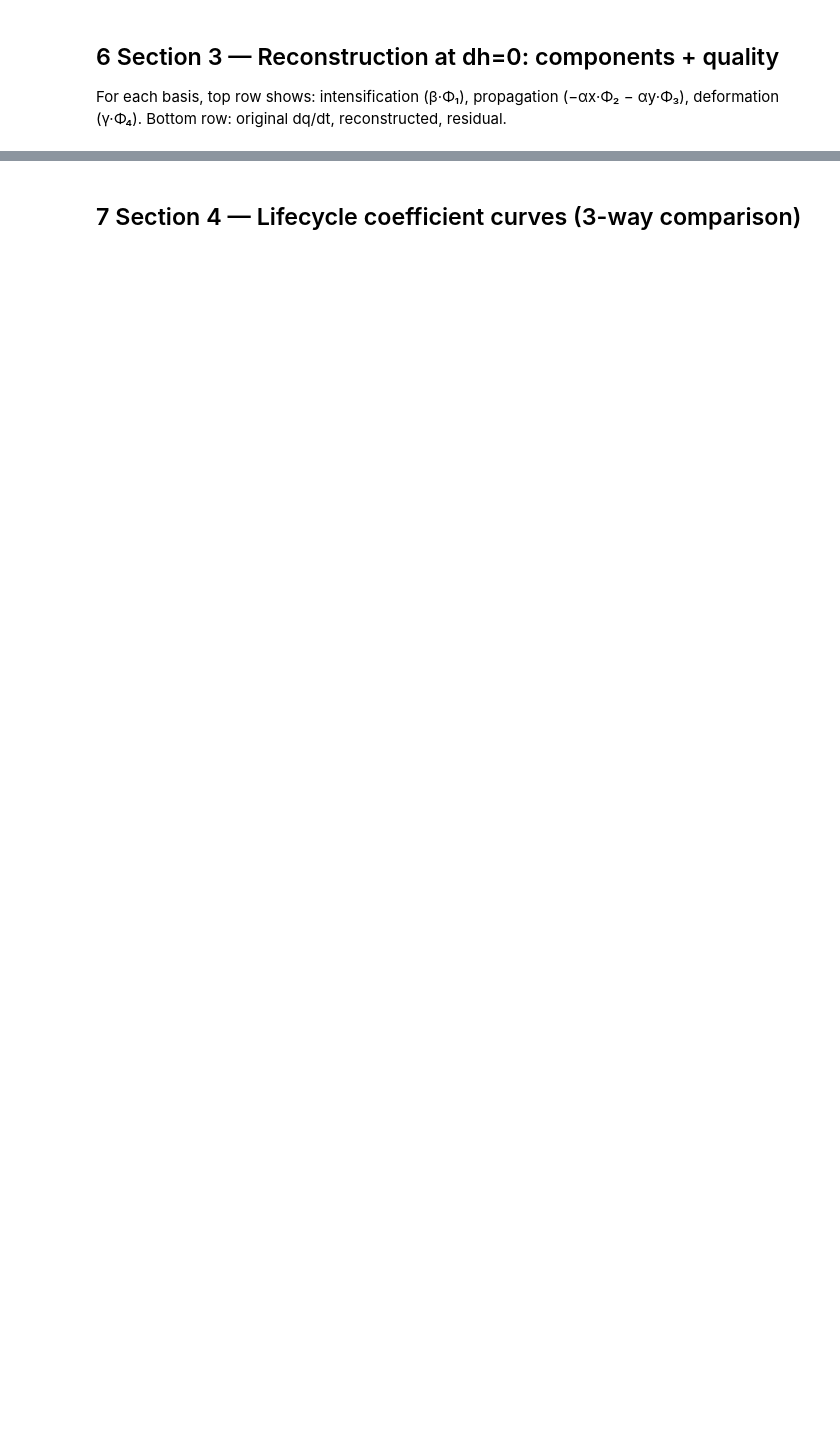
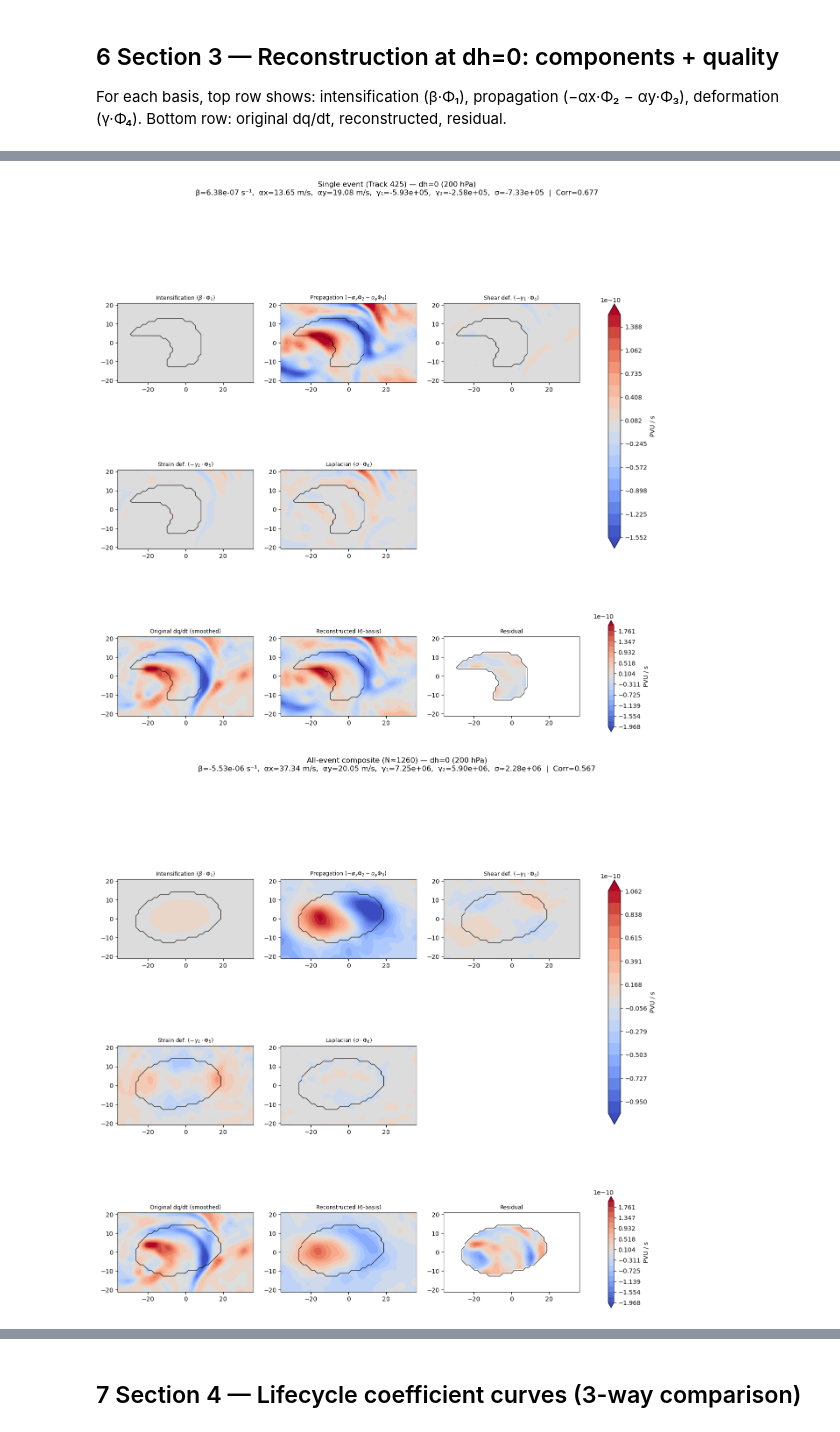
Before and after one commit to yanxingjianken/pvtend, a Jupyter notebook: examples/03_six_basis_projection_composite.ipynb, the cells around one changed output, grey strips where cells are left out. Cells and saved outputs as stored; diff of their text form; code cells hidden in the pictures; blank space fills up the shorter version.

```diff
--- a/examples/03_six_basis_projection_composite.ipynb
+++ b/examples/03_six_basis_projection_composite.ipynb
@@ -296,54 +299,63 @@ for bkey in basis_keys:
     # ── Component fields ────────────────────────────────────────────
     int_comp  = p["beta_raw"]  * b.phi_int
     prp_comp  = -p["ax_raw"]   * b.phi_dx  + (-p["ay_raw"] * b.phi_dy)
-    def1_comp  = -p["gamma1_raw"] * b.phi_def
-    def2_comp  = -p["gamma2_raw"] * b.phi_strain
-    lap_comp   = p["sigma_raw"]  * b.phi_lap
+    def1_comp = -p["gamma1_raw"] * b.phi_def
+    def2_comp = -p["gamma2_raw"] * b.phi_strain
+    lap_comp  = p["sigma_raw"]  * b.phi_lap
     recon     = p["recon"]
     resid     = p["resid"]
 
     # ── Shared colour limits ────────────────────────────────────────
     vmax_top = max(np.nanpercentile(np.abs(int_comp), 97),
                    np.nanpercentile(np.abs(prp_comp), 97),
-                   np.nanpercentile(np.abs(def_comp), 97))
+                   np.nanpercentile(np.abs(def1_comp), 97),
+                   np.nanpercentile(np.abs(def2_comp), 97),
+                   np.nanpercentile(np.abs(lap_comp), 97))
     vmax_bot = np.nanpercentile(np.abs(pv_dt_smooth), 99)
     lev_top = np.linspace(-vmax_top, vmax_top, 20)
     lev_bot = np.linspace(-vmax_bot, vmax_bot, 20)
 
-    fig, axes = plt.subplots(2, 3, figsize=(17, 9))
+    fig, axes = plt.subplots(3, 3, figsize=(17, 14))
 
-    # ── Top row: component maps ─────────────────────────────────────
-    for i, (fld, ttl) in enumerate([
-        (int_comp, r"Intensification ($\beta \cdot \Phi_1$)"),
-        (prp_comp, r"Propagation ($-\alpha_x \Phi_2 - \alpha_y \Phi_3$)"),
+    # ── Top two rows: 5 component maps + 1 empty ───────────────────
+    comp_list = [
+        (int_comp,  r"Intensification ($\beta \cdot \Phi_1$)"),
+        (prp_comp,  r"Propagation ($-\alpha_x \Phi_2 - \alpha_y \Phi_3$)"),
         (def1_comp, r"Shear def. ($-\gamma_1 \cdot \Phi_4$)"),
         (def2_comp, r"Strain def. ($-\gamma_2 \cdot \Phi_5$)"),
         (lap_comp,  r"Laplacian ($\sigma \cdot \Phi_6$)"),
-    ]):
-        ax = axes[0, i]
+    ]
+    for idx, (fld, ttl) in enumerate(comp_list):
+        row, col = divmod(idx, 3)
+        ax = axes[row, col]
         cf = ax.contourf(x_rel, y_rel, fld, levels=lev_top, cmap="coolwarm", extend="both")
         ax.contour(x_rel, y_rel, b.mask.astype(float), levels=[0.5], colors="k", linewidths=0.8)
         ax.set_title(ttl, fontsize=9)
         ax.set_aspect("equal")
-    fig.colorbar(cf, ax=axes[0, :].tolist(), shrink=0.8, label="PVU / s")
+    axes[1, 2].set_visible(False)  # empty cell in row 1
+    fig.colorbar(cf, ax=[axes[0, j] for j in range(3)] + [axes[1, j] for j in range(2)],
+                 shrink=0.8, label="PVU / s")
 
     # ── Bottom row: original, reconstructed, residual ───────────────
     for i, (fld, ttl) in enumerate([
         (pv_dt_smooth, "Original dq/dt (smoothed)"),
         (recon,        r"Reconstructed (6-basis)"),
         (resid,        "Residual"),
     ]):
-        ax = axes[1, i]
+        ax = axes[2, i]
         cf2 = ax.contourf(x_rel, y_rel, fld, levels=lev_bot, cmap="coolwarm", extend="both")
         ax.contour(x_rel, y_rel, b.mask.astype(float), levels=[0.5], colors="k", linewidths=0.8)
         ax.set_title(ttl, fontsize=9)
         ax.set_aspect("equal")
-    fig.colorbar(cf2, ax=axes[1, :].tolist(), shrink=0.8, label="PVU / s")
+    fig.colorbar(cf2, ax=axes[2, :].tolist(), shrink=0.8, label="PVU / s")
 
     mask_ok = np.isfinite(pv_dt_smooth) & np.isfinite(recon)
     corr = np.corrcoef(pv_dt_smooth[mask_ok], recon[mask_ok])[0, 1]
     subtitle = (f"β={p['beta']:.2e} s⁻¹,  αx={p['ax']:.2f} m/s,  "
                 f"αy={p['ay']:.2f} m/s,  γ₁={p['gamma1']:.2e},  γ₂={p['gamma2']:.2e},  σ={p['sigma']:.2e}  |  Corr={corr:.3f}")
     fig.suptitle(f"{LABELS[bkey]} — dh=0 ({_lvl_str})\n{subtitle}", fontsize=12, y=1.03)
     # plt.tight_layout()
     plt.show()
+# %% [output]
+[figure, added]
+[figure, added]
```
Also changed, not shown: parts of 9 cells of this notebook, 23 other files.
